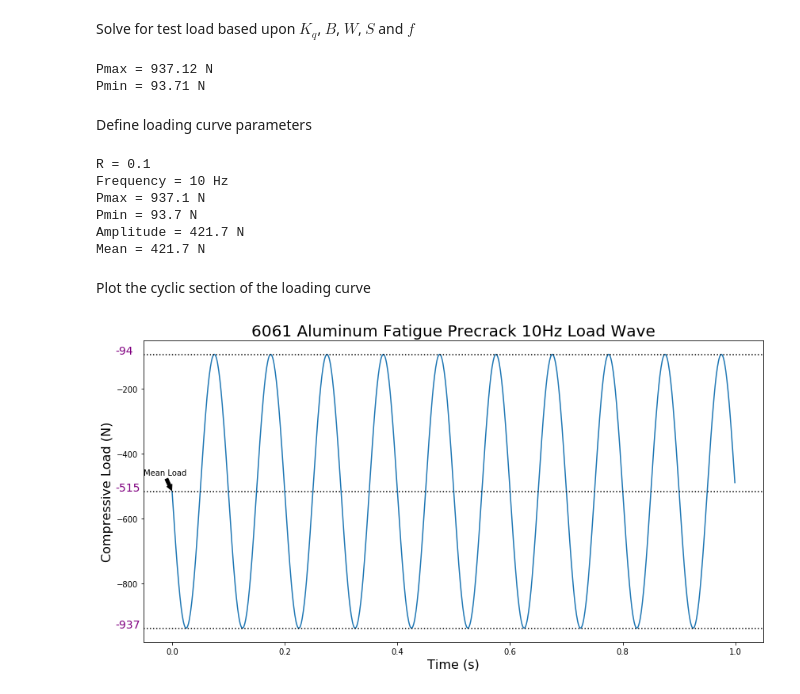
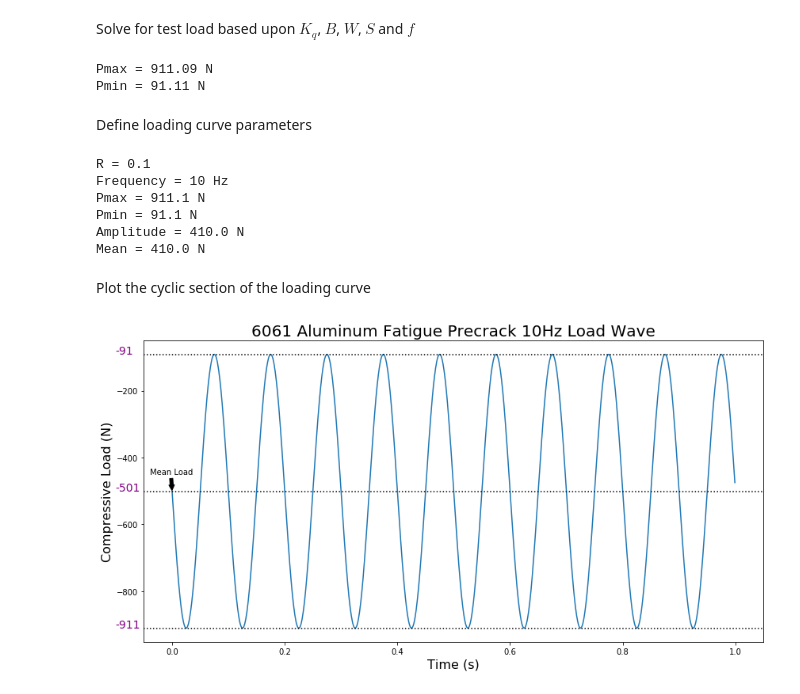
Before and after one commit to snesnehne/Stress-Concentration-Public, a Jupyter notebook: Stress Concentration.ipynb, the cells around one changed output. Cells and saved outputs as stored; diff of their text form; code cells hidden in the pictures.

```diff
--- a/Stress Concentration.ipynb
+++ b/Stress Concentration.ipynb
@@ -21,2 +21,15 @@ display(SVG(url='https://en.wikipedia.org/wiki/Three-point_flexural_test#/media/
 # %% [markdown]
 The stress concentation range, $\Delta$K, to start a crack in aluminum alloys should be about **7 MPa**. For a stress ratio of **0.1** this gives a rough maximum stress concentration of **8 MPa** and minimum of **1 MPa**.
+# %%
+#Delta K, del_k (MPa)
+del_k = 7
+#Stress Ratio, R
+R = 0.1
+
+# del_k = kmax - kmin
+# R = kmin/kmax
+
+k_max, k_min, = symbols('k_max, k_min')
+
+k_sol = solve((k_max - k_min - del_k, k_min/k_max - R), k_max, k_min)
+solve((k_max - k_min - del_k, k_min/k_max - R), k_max, k_min)
@@ -80,10 +95,9 @@ S = S/1000
 #Specimen thickness mm and m, B
 B = 6
 B = B/1000
-#Stress Ratio, R
-R = 0.1
+
 #Desired stress concentration in MPa and Pa, K
-Kmax = 8
+Kmax = k_sol[k_max]
 Kmax = Kmax*(10**6)
 
 Kmin = Kmax*R
@@ -135,8 +153,8 @@ Pmin = (Kmin*(B*W**1.5))/(S*f)
 print('Pmax = {:.2f} N'.format(Pmax))
 print('Pmin = {:.2f} N'.format(Pmin))
 # %% [output]
-Pmax = 937.12 N
-Pmin = 93.71 N
+Pmax = 911.09 N
+Pmin = 91.11 N
 # %% [markdown]
 Define loading curve parameters
 # %%
@@ -159,10 +177,10 @@ print("Mean = {:.1f} N".format(Amp))
 # %% [output]
 R = 0.1
 Frequency = 10 Hz
-Pmax = 937.1 N
-Pmin = 93.7 N
-Amplitude = 421.7 N
-Mean = 421.7 N
+Pmax = 911.1 N
+Pmin = 91.1 N
+Amplitude = 410.0 N
+Mean = 410.0 N
 # %% [markdown]
 Plot the cyclic section of the loading curve
 # %%
@@ -174,33 +192,33 @@ time = np.arange(0, 1, 0.001);
 amplitude = -Amp*np.sin(frq*time*2*np.pi) - (Mean)
 # Plot a sine wave using time and amplitude obtained for the sine wave
 plt.plot(time, amplitude)
 # Give a title for the sine wave plot
 plt.title('{} Fatigue Precrack {}Hz Load Wave'.format(mat,frq), fontsize=20)
 # Give x axis label for the sine wave plot
 plt.xlabel('Time (s)', fontsize=16)
 # Give y axis label for the sine wave plot
 plt.ylabel('Compressive Load (N)', fontsize=16)
 #Edit axis fontsize
 plt.rc('xtick',labelsize=16)
 plt.rc('ytick',labelsize=16)
 
 #Additional annotaions
 plt.axhline(y=-Mean,linestyle=':', color='k')
-plt.annotate('Mean Load', xy=(0, -Mean), xytext=(-0.05, -Mean + 50),
+plt.annotate('Mean Load', xy=(0, -Mean), xytext=(-0.04, -Mean + 50),
             arrowprops=dict(facecolor='black', headwidth = 7, headlength = 7,shrink=0.05),)
 
 #Additonal tick coordinate
 coord = -0.1
 
 #Y tick at mean load
 plt.annotate('{:.0f}'.format(-Mean), xy=(0, -Mean), xytext=(coord, -Mean), color='purple', fontsize=14)
 #Y tick and line at max load
 plt.axhline(y=-Pmax,linestyle=':', color='k')
 plt.annotate('{:.0f}'.format(-Pmax), xy=(0, -Pmin), xytext=(coord, -Pmax), color='purple', fontsize=14)
 #Y tick and line at min load
 plt.axhline(y=-Pmin,linestyle=':', color='k')
 plt.annotate('{:.0f}'.format(-Pmin), xy=(0, -Pmin), xytext=(coord, -Pmin), color='purple', fontsize=14)
 
-plt.savefig('6061 Fatigue Curve.png')
+plt.savefig('{} Fatigue Curve.png'.format(mat))
 # %% [output]
-[figure, old version]
+[figure, new version]
```
Also changed, not shown: parts of 4 cells of this notebook.
